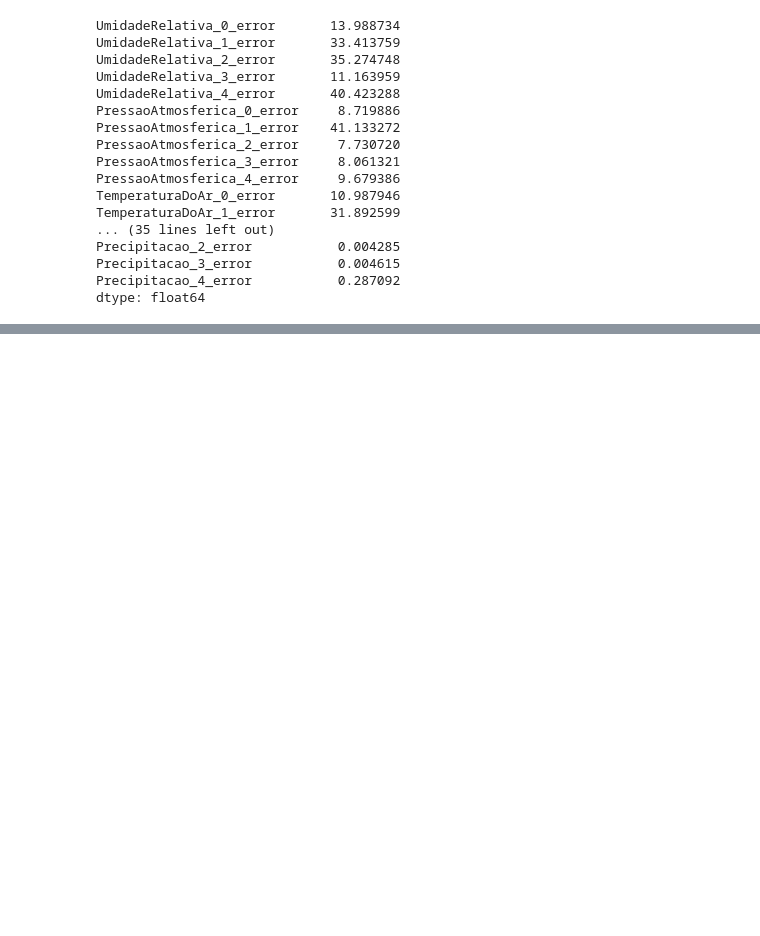
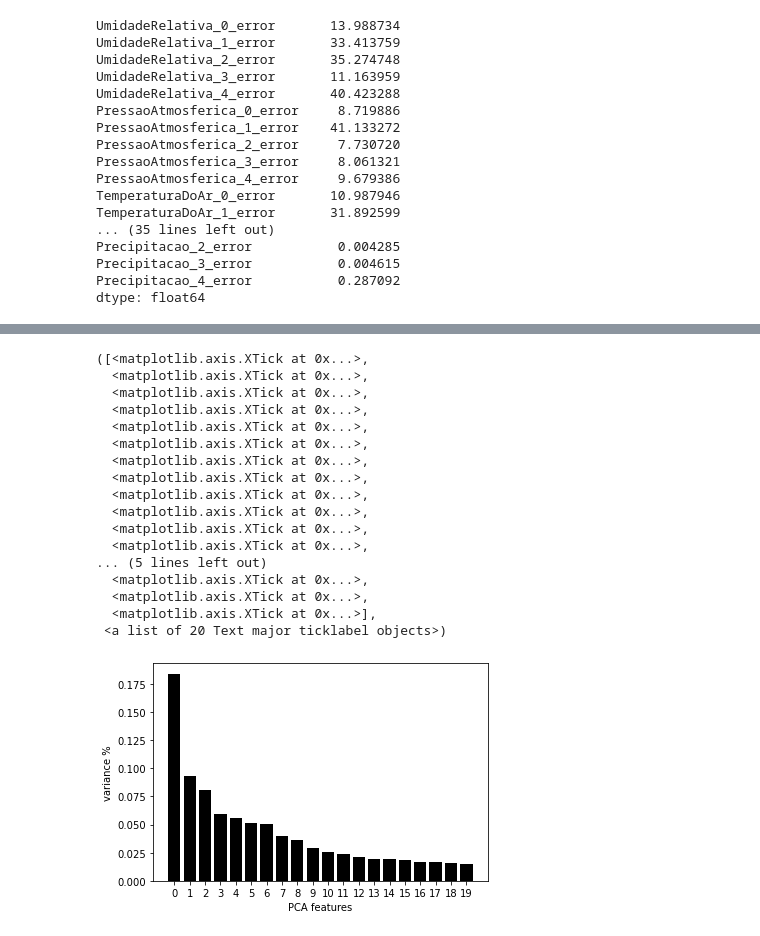
Before and after one commit to alagamentos/floodprediction, a Jupyter notebook: src/Notebooks/3_Cluster/0.0_Clustering.ipynb, the cells around one changed output, grey strips where cells are left out. Saved outputs shown, nothing was run; the diff lists cells and outputs as text; code cells hidden in the pictures; blank space fills up the shorter version.

```diff
--- a/src/Notebooks/3_Cluster/0.0_Clustering.ipynb
+++ b/src/Notebooks/3_Cluster/0.0_Clustering.ipynb
@@ -343,0 +430,11 @@ dtype: float64
+# %%
+df_pca = df_ungrouped.sample(n=100000).copy()
+df_pca = df_pca[[c for c in df_pca.columns if c not in ['index', 'Data', 'Hora', 'SensacaoTermica'] and 'Local' not in c]].copy()#.dropna()
+# df_pca['Mes'] = df_pca['Data_Hora'].dt.month
+# df_pca['Local'] = df_pca['Local'].rank(method='dense', ascending=False).astype(int)
+# df_pca = df_pca.drop(columns = ['Data_Hora'])
+for column in df_pca[[c for c in df_pca.columns if 'Data_Hora' not in c]].columns.values:
+    df_pca.loc[df_pca[column].isna(), column] = df_pca[column].mean()
+
+df_pca = df_pca.set_index('Data_Hora')
+df_pca
@@ -343,0 +456,29 @@ dtype: float64
+# %%
+X_std = StandardScaler().fit_transform(df_pca)
+pca = PCA(n_components=20)
+principalComponents = pca.fit_transform(X_std)
+# %%
+features = range(pca.n_components_)
+plt.bar(features, pca.explained_variance_ratio_, color='black')
+plt.xlabel('PCA features')
+plt.ylabel('variance %')
+plt.xticks(features)
+# %% [output]
+([<matplotlib.axis.XTick at 0x...>,
+  <matplotlib.axis.XTick at 0x...>,
+  <matplotlib.axis.XTick at 0x...>,
+  <matplotlib.axis.XTick at 0x...>,
+  <matplotlib.axis.XTick at 0x...>,
+  <matplotlib.axis.XTick at 0x...>,
+  <matplotlib.axis.XTick at 0x...>,
+  <matplotlib.axis.XTick at 0x...>,
+  <matplotlib.axis.XTick at 0x...>,
+  <matplotlib.axis.XTick at 0x...>,
+  <matplotlib.axis.XTick at 0x...>,
+  <matplotlib.axis.XTick at 0x...>,
+... (5 lines left out)
+  <matplotlib.axis.XTick at 0x...>,
+  <matplotlib.axis.XTick at 0x...>,
+  <matplotlib.axis.XTick at 0x...>],
+ <a list of 20 Text major ticklabel objects>)
+[figure, added]
```
Also changed, not shown: parts of 26 cells of this notebook, 1 other file.
